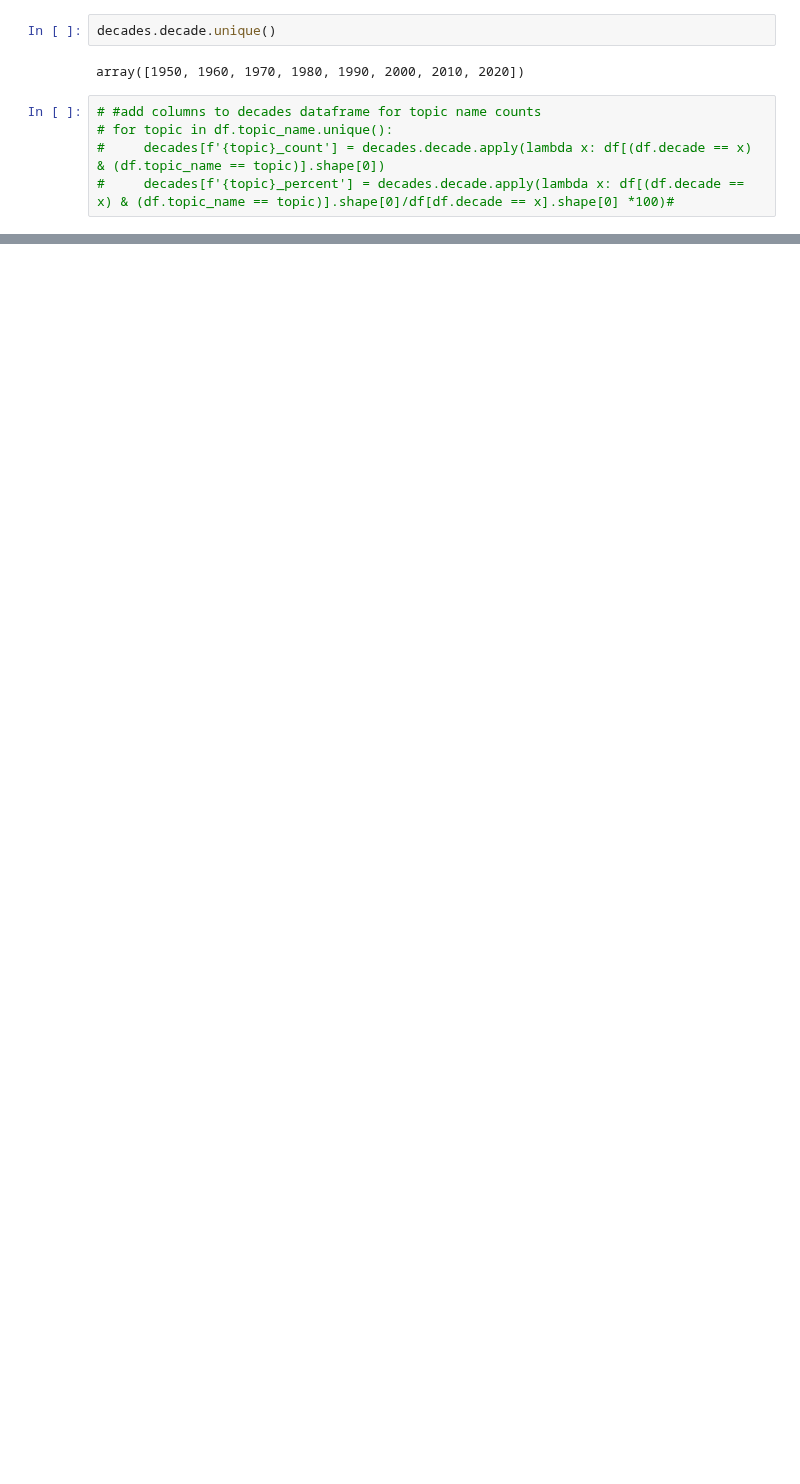
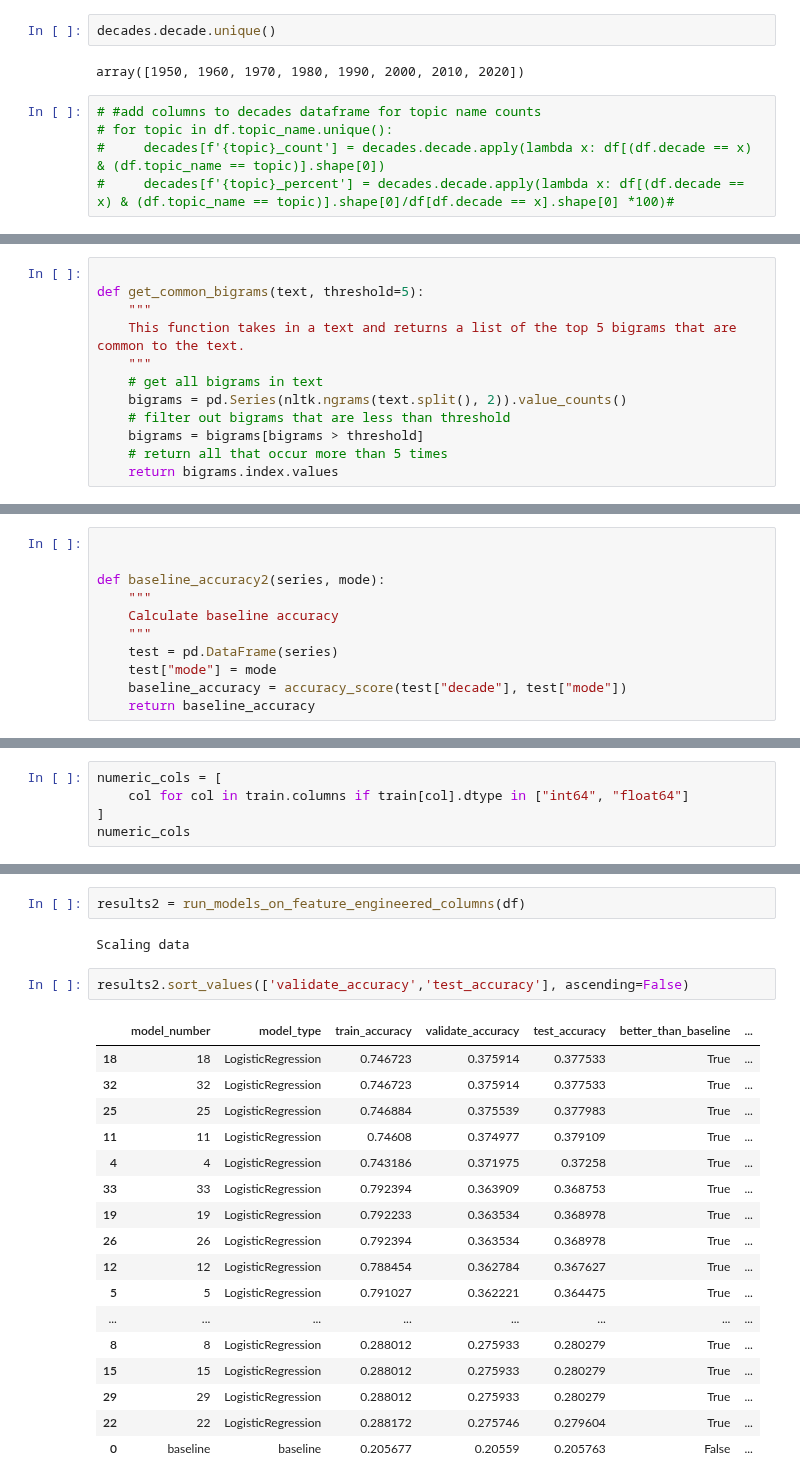
Before and after one commit to CBRJ-Lyrical-Metrics/lyrical-evolution-capstone, a Jupyter notebook: Drafts/chris_work.ipynb, the cells around one changed output, grey strips where cells are left out. Drawn from its saved outputs; the diff is of its cells as text; blank space fills up the shorter version.

Commit message:
update report, model, prep

```diff
--- a/Drafts/chris_work.ipynb
+++ b/Drafts/chris_work.ipynb
@@ -560,0 +680,12 @@ array([1950, 1960, 1970, 1980, 1990, 2000, 2010, 2020])
+# %%
+
+def get_common_bigrams(text, threshold=5):
+    """
+    This function takes in a text and returns a list of the top 5 bigrams that are common to the text.
+    """
+    # get all bigrams in text
+    bigrams = pd.Series(nltk.ngrams(text.split(), 2)).value_counts()
+    # filter out bigrams that are less than threshold
+    bigrams = bigrams[bigrams > threshold]
+    # return all that occur more than 5 times
+    return bigrams.index.values
@@ -560,0 +768,11 @@ array([1950, 1960, 1970, 1980, 1990, 2000, 2010, 2020])
+# %%
+
+
+def baseline_accuracy2(series, mode):
+    """
+    Calculate baseline accuracy
+    """
+    test = pd.DataFrame(series)
+    test["mode"] = mode
+    baseline_accuracy = accuracy_score(test["decade"], test["mode"])
+    return baseline_accuracy
@@ -560,0 +827,5 @@ array([1950, 1960, 1970, 1980, 1990, 2000, 2010, 2020])
+# %%
+numeric_cols = [
+    col for col in train.columns if train[col].dtype in ["int64", "float64"]
+]
+numeric_cols
@@ -560,0 +961,24 @@ array([1950, 1960, 1970, 1980, 1990, 2000, 2010, 2020])
+# %%
+results2 = run_models_on_feature_engineered_columns(df)
+# %% [output]
+Scaling data
+# %%
+results2.sort_values(['validate_accuracy','test_accuracy'], ascending=False)
+# %% [output]
+|  | model_number | model_type | train_accuracy | validate_accuracy | test_accuracy | better_than_baseline | ... |
+| 18 | 18 | LogisticRegression | 0.746723 | 0.375914 | 0.377533 | True | ... |
+| 32 | 32 | LogisticRegression | 0.746723 | 0.375914 | 0.377533 | True | ... |
+| 25 | 25 | LogisticRegression | 0.746884 | 0.375539 | 0.377983 | True | ... |
+| 11 | 11 | LogisticRegression | 0.74608 | 0.374977 | 0.379109 | True | ... |
+| 4 | 4 | LogisticRegression | 0.743186 | 0.371975 | 0.37258 | True | ... |
+| 33 | 33 | LogisticRegression | 0.792394 | 0.363909 | 0.368753 | True | ... |
+| 19 | 19 | LogisticRegression | 0.792233 | 0.363534 | 0.368978 | True | ... |
+| 26 | 26 | LogisticRegression | 0.792394 | 0.363534 | 0.368978 | True | ... |
+| 12 | 12 | LogisticRegression | 0.788454 | 0.362784 | 0.367627 | True | ... |
+| 5 | 5 | LogisticRegression | 0.791027 | 0.362221 | 0.364475 | True | ... |
+| ... | ... | ... | ... | ... | ... | ... | ... |
+| 8 | 8 | LogisticRegression | 0.288012 | 0.275933 | 0.280279 | True | ... |
+| 15 | 15 | LogisticRegression | 0.288012 | 0.275933 | 0.280279 | True | ... |
+| 29 | 29 | LogisticRegression | 0.288012 | 0.275933 | 0.280279 | True | ... |
+| 22 | 22 | LogisticRegression | 0.288172 | 0.275746 | 0.279604 | True | ... |
+| 0 | baseline | baseline | 0.205677 | 0.20559 | 0.205763 | False | ... |
```
Also changed, not shown: parts of 48 cells of this notebook, 3 other files.
